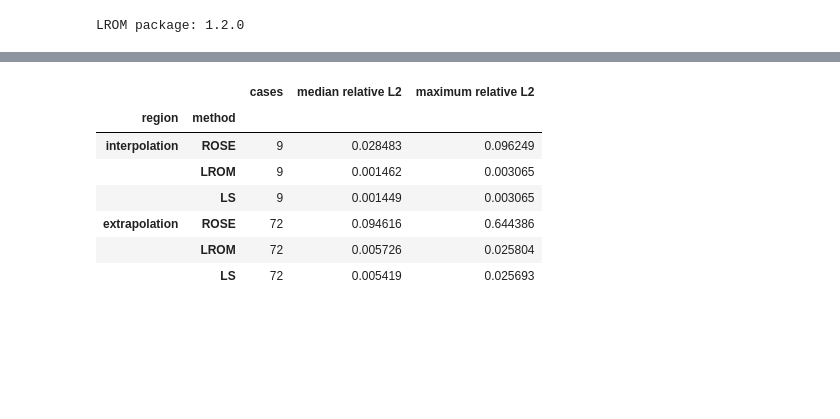
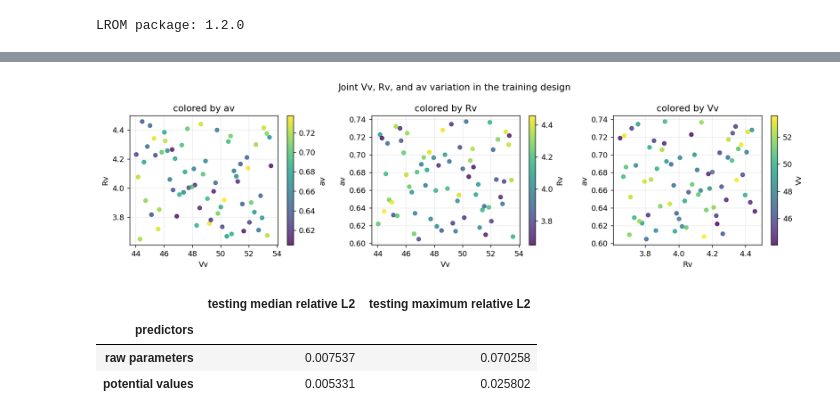
Before and after one commit to nitrogen5052/Learning-Reduced-Order-Models, a Jupyter notebook: notebooks/01_rbm_vs_lrom_single_wavefunction.ipynb, the cells around one changed output, grey strips where cells are left out. Drawn from its saved outputs; the diff is of its cells as text; code cells hidden in the pictures; blank space fills up the shorter version.

```diff
--- a/notebooks/01_rbm_vs_lrom_single_wavefunction.ipynb
+++ b/notebooks/01_rbm_vs_lrom_single_wavefunction.ipynb
@@ -711,33 +608,49 @@ plt.show()
 # %%
-test_values = ws3_emulator.samples.design.testing.values
-names = ws3_emulator.parameter_names
-interpolation = np.ones(len(test_values), dtype=bool)
-for column, name in enumerate(names):
-    low, high = ws3_training_ranges[name]
-    interpolation &= (test_values[:, column] >= low) & (test_values[:, column] <= high)
+ws3_names = ws3_emulator.parameter_names
+ws3_training_rows = ws3_emulator.samples.design.training.values
+fig, axes = plt.subplots(1, 3, figsize=(13.2, 3.6))
+pairings = ((0, 1, 2), (0, 2, 1), (1, 2, 0))
+for ax, (x_index, y_index, color_index) in zip(axes, pairings):
+    scatter = ax.scatter(
+        ws3_training_rows[:, x_index],
+        ws3_training_rows[:, y_index],
+        c=ws3_training_rows[:, color_index],
+        cmap="viridis",
+        s=26,
+        alpha=0.8,
+    )
+    ax.set(
+        xlabel=f"{ws3_names[x_index]}",
+        ylabel=f"{ws3_names[y_index]}",
+        title=f"colored by {ws3_names[color_index]}",
+    )
+    fig.colorbar(
+        scatter,
+        ax=ax,
+        label=f"{ws3_names[color_index]}",
+    )
+fig.suptitle("Joint Vv, Rv, and av variation in the training design")
+fig.tight_layout()
+plt.show()
 
-rows = []
-metrics = dict(ws3_emulator.testing_results.metrics["relative_l2"][0])
-metrics["rose"] = ws3_rose_rel_test
-for region, mask in (("interpolation", interpolation), ("extrapolation", ~interpolation)):
-    for method in ("rose", "lrom", "ls"):
-        values = metrics[method][mask]
-        rows.append(
-            {
-                "region": region,
-                "method": method.upper(),
-                "cases": int(mask.sum()),
-                "median relative L2": float(np.median(values)),
-                "maximum relative L2": float(np.max(values)),
-            }
-        )
-pd.DataFrame(rows).set_index(["region", "method"])
+potential_relative_l2 = np.asarray(
+    ws3_emulator.testing_results.metrics["relative_l2"][0]["lrom"]
+)
+pd.DataFrame([
+    {
+        "predictors": "raw parameters",
+        "testing median relative L2": float(np.median(parameter_relative_l2)),
+        "testing maximum relative L2": float(np.max(parameter_relative_l2)),
+    },
+    {
+        "predictors": "potential values",
+        "testing median relative L2": float(np.median(potential_relative_l2)),
+        "testing maximum relative L2": float(np.max(potential_relative_l2)),
+    },
+]).set_index("predictors")
 # %% [output]
+[figure, added]
-|  |  | cases | median relative L2 | maximum relative L2 |
-| region | method |  |  |  |
-| interpolation | ROSE | 9 | 0.028483 | 0.096249 |
-|  | LROM | 9 | 0.001462 | 0.003065 |
-|  | LS | 9 | 0.001449 | 0.003065 |
-| extrapolation | ROSE | 72 | 0.094616 | 0.644386 |
-|  | LROM | 72 | 0.005726 | 0.025804 |
-|  | LS | 72 | 0.005419 | 0.025693 |
+|  | testing median relative L2 | testing maximum relative L2 |
+| predictors |  |  |
+| raw parameters | 0.007537 | 0.070258 |
+| potential values | 0.005331 | 0.025802 |
```
Also changed, not shown: parts of 29 cells of this notebook, 1 other file.
